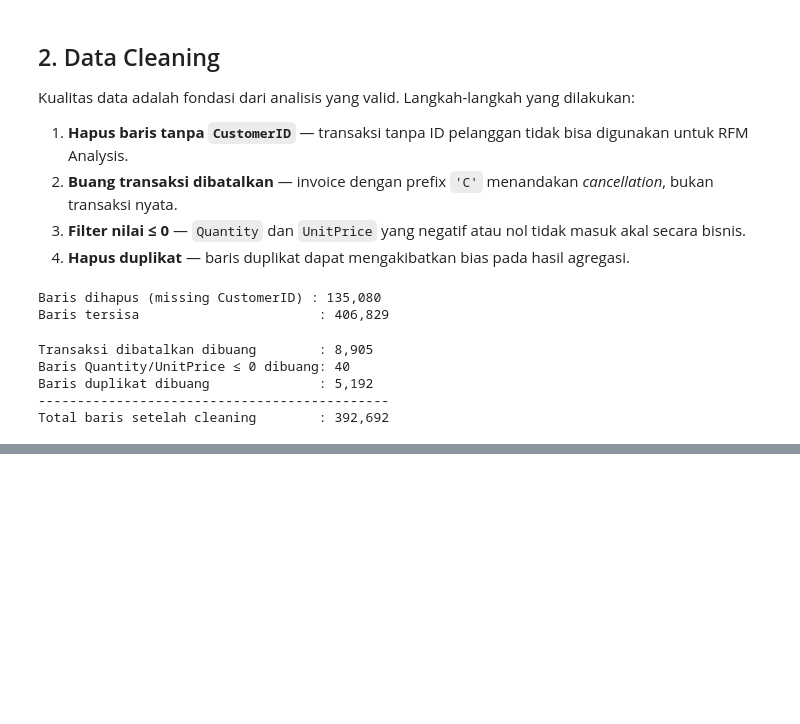
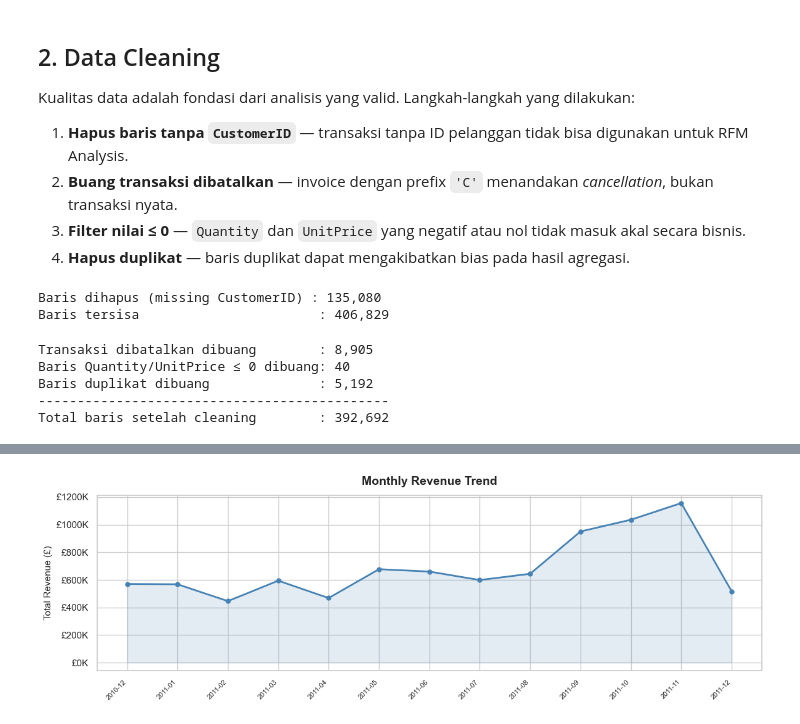
Before and after one commit to rdityaza/ecommerce-customer-segmentation-rfm, a Jupyter notebook: notebooks/01_data_cleaning_eda.ipynb, the cells around one changed output, grey strips where cells are left out. Cells and saved outputs as stored; diff of their text form; code cells hidden in the pictures; blank space fills up the shorter version.

```diff
--- a/notebooks/01_data_cleaning_eda.ipynb
+++ b/notebooks/01_data_cleaning_eda.ipynb
@@ -169,0 +178,21 @@ Total baris setelah cleaning        : 392,692
+# %%
+# ── Konversi InvoiceDate ke Tipe Datetime ────────────────────────────────────
+df['InvoiceDate'] = pd.to_datetime(df['InvoiceDate'], infer_datetime_format=True)
+
+# ── Buat Kolom TotalSpend ────────────────────────────────────────────────────
+# TotalSpend = nilai pendapatan per baris transaksi
+df['TotalSpend'] = df['Quantity'] * df['UnitPrice']
+
+# ── Ekstraksi Fitur Waktu ────────────────────────────────────────────────────
+df['Year']      = df['InvoiceDate'].dt.year
+df['Month']     = df['InvoiceDate'].dt.month
+df['DayOfWeek'] = df['InvoiceDate'].dt.day_name()
+df['Hour']      = df['InvoiceDate'].dt.hour
+
+print("Feature engineering selesai.")
+print(f"\nRentang tanggal transaksi:")
+print(f"  Mulai  : {df['InvoiceDate'].min()}")
+print(f"  Selesai: {df['InvoiceDate'].max()}")
+print(f"\nTotal revenue keseluruhan: £{df['TotalSpend'].sum():,.2f}")
+
+df[['InvoiceDate', 'Quantity', 'UnitPrice', 'TotalSpend']].head()
@@ -169,0 +257,26 @@ Total baris setelah cleaning        : 392,692
+# %%
+# ── Tren Pendapatan Bulanan ───────────────────────────────────────────────────
+monthly_revenue = (
+    df.groupby(df['InvoiceDate'].dt.to_period('M'))['TotalSpend']
+    .sum()
+    .reset_index()
+)
+monthly_revenue['InvoiceDate'] = monthly_revenue['InvoiceDate'].astype(str)
+
+fig, ax = plt.subplots(figsize=(12, 4))
+
+ax.fill_between(range(len(monthly_revenue)), monthly_revenue['TotalSpend'],
+                alpha=0.15, color='steelblue')
+ax.plot(range(len(monthly_revenue)), monthly_revenue['TotalSpend'],
+        marker='o', color='steelblue', linewidth=2, markersize=5)
+
+ax.set_xticks(range(len(monthly_revenue)))
+ax.set_xticklabels(monthly_revenue['InvoiceDate'], rotation=45, ha='right', fontsize=8)
+ax.yaxis.set_major_formatter(mticker.FuncFormatter(lambda x, _: f'£{x/1000:.0f}K'))
+ax.set_title('Monthly Revenue Trend', fontsize=14, fontweight='bold', pad=12)
+ax.set_ylabel('Total Revenue (£)', fontsize=11)
+
+plt.tight_layout()
+plt.show()
+# %% [output]
+[figure, added]
```
Also changed, not shown: parts of 5 cells of this notebook.
